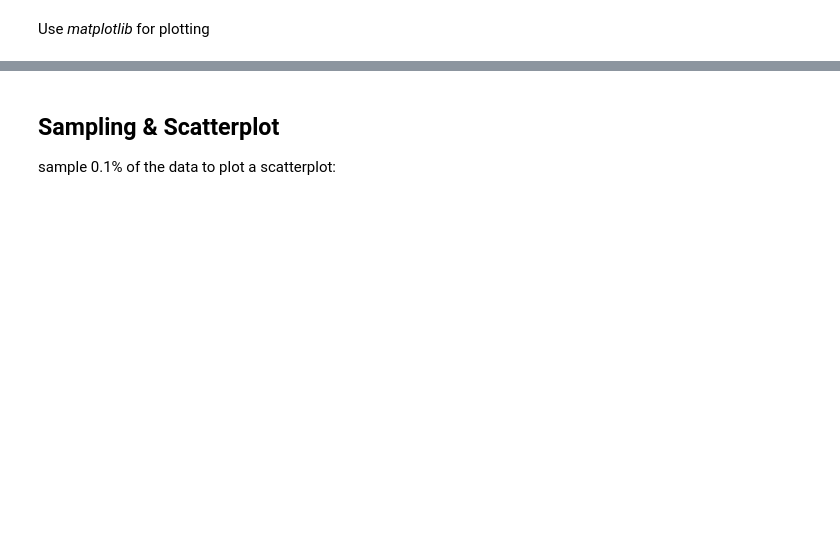
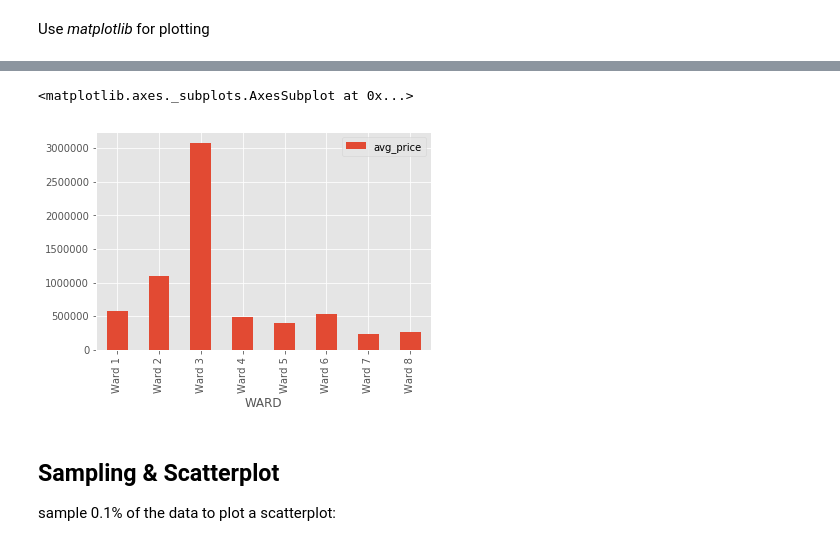
Before and after one commit to elieric/is843, a Jupyter notebook: assignment_1.ipynb, the cells around one changed output, grey strips where cells are left out. Drawn from its saved outputs; the diff is of its cells as text; code cells hidden in the pictures; blank space fills up the shorter version.

```diff
--- a/assignment_1.ipynb
+++ b/assignment_1.ipynb
@@ -216,0 +402,6 @@ df1[["total_sales_amount" ]].plot.bar().invert_xaxis()
+# %%
+sales_each_ward = df.groupBy(F.col("WARD"))\
+                        .agg(F.avg("PRICE").alias("avg_price"))\
+                        .where(F.col("WARD") != 'null')\
+                        .orderBy(F.asc("WARD"))
+sales_each_ward.show()
@@ -216,0 +421,3 @@ df1[["total_sales_amount" ]].plot.bar().invert_xaxis()
+# %%
+py_dc_data2 = sales_each_ward.toPandas()
+py_dc_data2.head()
@@ -217,3 +431,9 @@ df1[["total_sales_amount" ]].plot.bar().invert_xaxis()
+# %%
+df2 = py_dc_data2.set_index('WARD')
+df2[["avg_price" ]].plot.bar()
+# %% [output]
+<matplotlib.axes._subplots.AxesSubplot at 0x...>
+[figure, added]
 # %% [markdown]
 ## Sampling & Scatterplot
 sample 0.1% of the data to plot a scatterplot:
```
Also changed, not shown: parts of 27 cells of this notebook, 1 other file.
